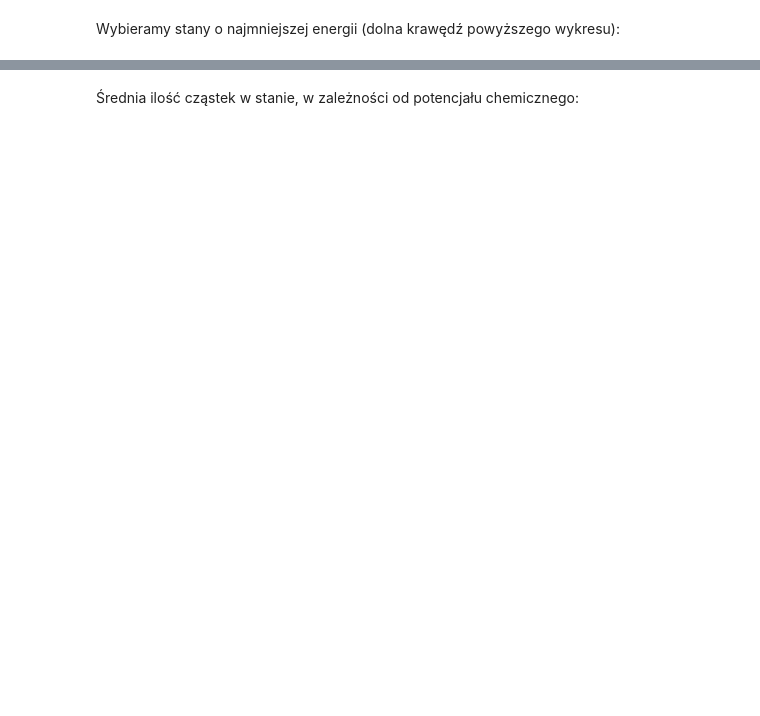
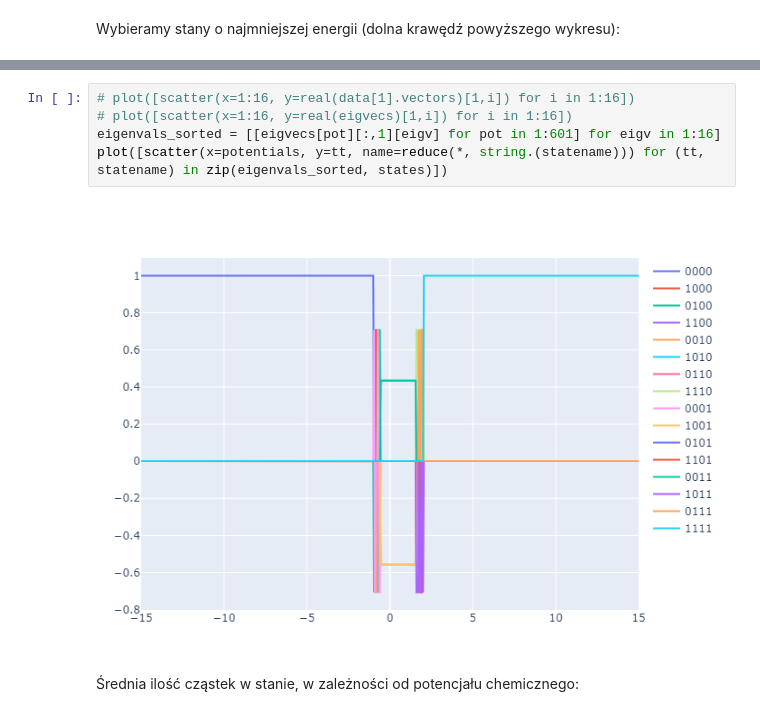
Before and after one commit to kbolembach/Hubbard, a Jupyter notebook: hubbard.ipynb, the cells around one changed output, grey strips where cells are left out. Drawn from its saved outputs; the diff is of its cells as text; blank space fills up the shorter version.

```diff
--- a/hubbard.ipynb
+++ b/hubbard.ipynb
@@ -47,3 +72,10 @@ plot([scatter(x=potentials, y=[g[1] for g in ground_energies], name="Wartość")
+# %%
+# plot([scatter(x=1:16, y=real(data[1].vectors)[1,i]) for i in 1:16])
+# plot([scatter(x=1:16, y=real(eigvecs)[1,i]) for i in 1:16])
+eigenvals_sorted = [[eigvecs[pot][:,1][eigv] for pot in 1:601] for eigv in 1:16]
+plot([scatter(x=potentials, y=tt, name=reduce(*, string.(statename))) for (tt, statename) in zip(eigenvals_sorted, states)])
+# %% [output]
+[figure, added]
 # %% [markdown]
 Średnia ilość cząstek w stanie, w zależności od potencjału chemicznego:
 # %%
```
Also changed, not shown: parts of 8 cells of this notebook, 1 other file.
